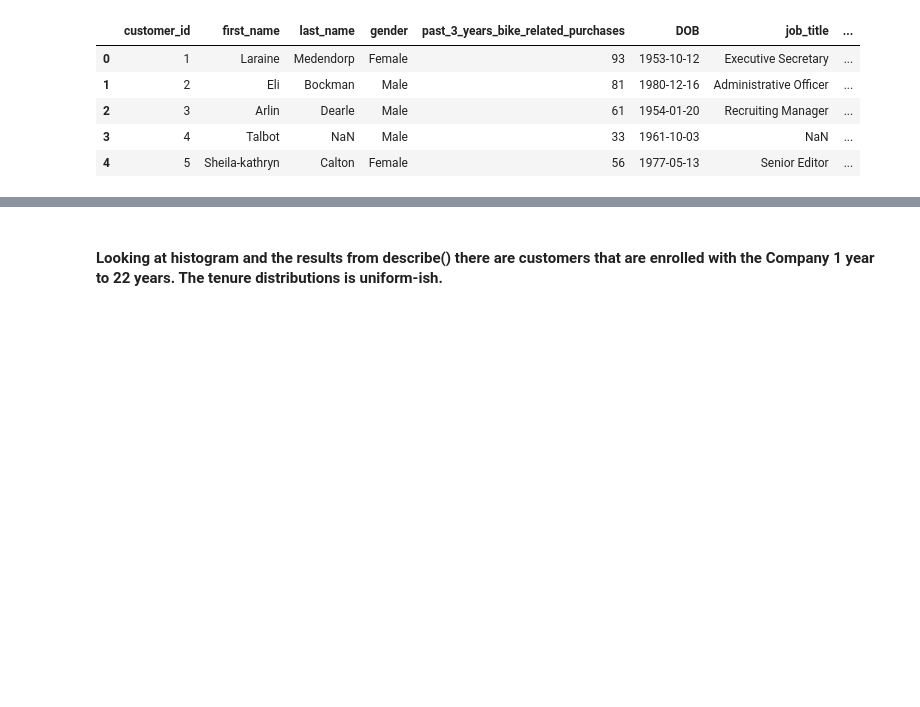
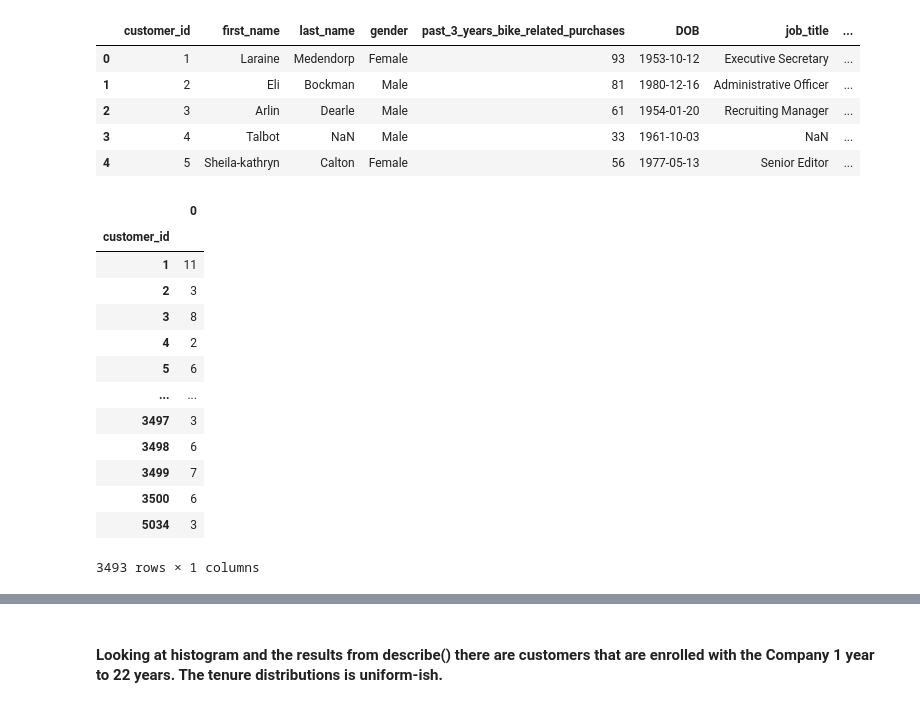
Before and after one commit to npradaschnor/KPMG-Virtual-Internship, a Jupyter notebook: KPMG_virtual_internship.ipynb, the cells around one changed output, grey strips where cells are left out. Cells and saved outputs as stored; diff of their text form; code cells hidden in the pictures; blank space fills up the shorter version.

```diff
--- a/KPMG_virtual_internship.ipynb
+++ b/KPMG_virtual_internship.ipynb
@@ -1228,3 +1237,22 @@ mergedDf.head()
 | 2 | 3 | Arlin | Dearle | Male | 61 | 1954-01-20 | Recruiting Manager | ... |
 | 3 | 4 | Talbot | NaN | Male | 33 | 1961-10-03 | NaN | ... |
 | 4 | 5 | Sheila-kathryn | Calton | Female | 56 | 1977-05-13 | Senior Editor | ... |
+# %%
+Transactions.groupby(pd.Grouper(key="customer_id")).count()
+r = Transactions.groupby(['customer_id','recency']).size().reset_index().groupby('customer_id')[[0]].count()
+r
+# %% [output]
+|  | 0 |
+| customer_id |  |
+| 1 | 11 |
+| 2 | 3 |
+| 3 | 8 |
+| 4 | 2 |
+| 5 | 6 |
+| ... | ... |
+| 3497 | 3 |
+| 3498 | 6 |
+| 3499 | 7 |
+| 3500 | 6 |
+| 5034 | 3 |
+3493 rows × 1 columns
```
Also changed, not shown: parts of 78 cells of this notebook.
